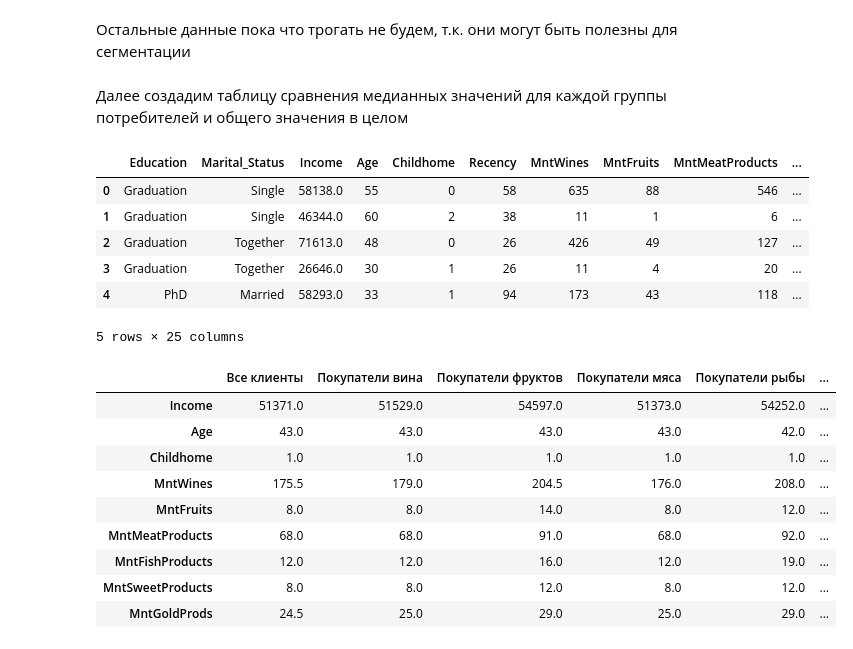
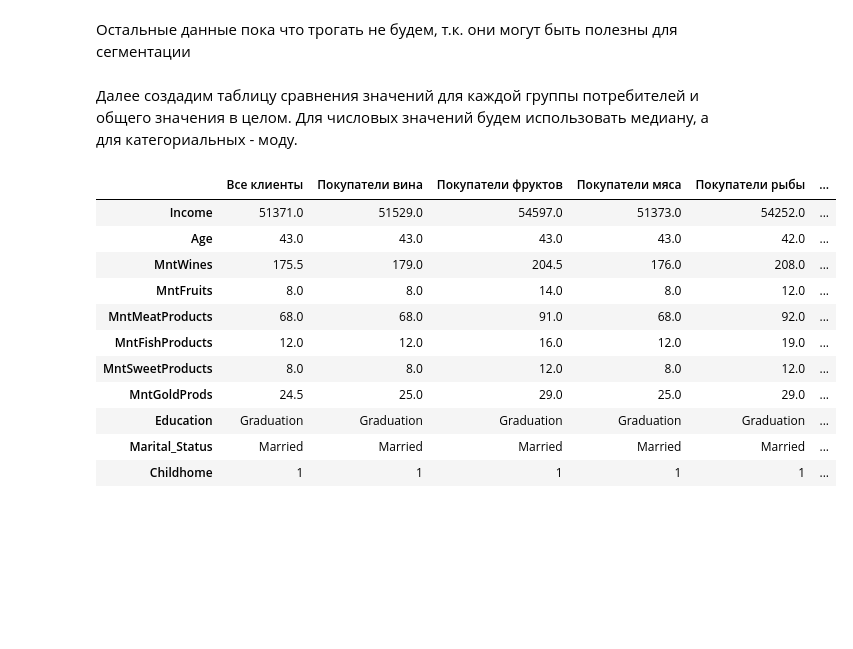
Before and after one commit to dissectingDreams/customer_personality_analysis, a Jupyter notebook: main.ipynb, the cells around one changed output. Saved outputs shown, nothing was run; the diff lists cells and outputs as text; code cells hidden in the pictures; blank space fills up the shorter version.

```diff
--- a/main.ipynb
+++ b/main.ipynb
@@ -136,63 +136,73 @@ data = data[data['Age'] <= 100]
 # %% [markdown]
 Остальные данные пока что трогать не будем, т.к. они могут быть полезны для сегментации
 # %% [markdown]
-Далее создадим таблицу сравнения медианных значений для каждой группы потребителей и общего значения в целом
+Далее создадим таблицу сравнения значений для каждой группы потребителей и общего значения в целом. Для числовых значений будем использовать медиану, а для категориальных - моду.
-# %%
-data.head()
-# %% [output]
-|  | Education | Marital_Status | Income | Age | Childhome | Recency | MntWines | MntFruits | MntMeatProducts | ... |
-| 0 | Graduation | Single | 58138.0 | 55 | 0 | 58 | 635 | 88 | 546 | ... |
-| 1 | Graduation | Single | 46344.0 | 60 | 2 | 38 | 11 | 1 | 6 | ... |
-| 2 | Graduation | Together | 71613.0 | 48 | 0 | 26 | 426 | 49 | 127 | ... |
-| 3 | Graduation | Together | 26646.0 | 30 | 1 | 26 | 11 | 4 | 20 | ... |
-| 4 | PhD | Married | 58293.0 | 33 | 1 | 94 | 173 | 43 | 118 | ... |
-5 rows × 25 columns
 # %%
-#Список продуктов
+# Создаём колонки-маркеры
+data['wine_buyer'] = data['MntWines'] > 0
+data['fruits_buyer'] = data['MntFruits'] > 0
+data['meat_buyer'] = data['MntMeatProducts'] > 0
+data['fish_buyer'] = data['MntFishProducts'] > 0
+data['sweet_buyer'] = data['MntSweetProducts'] > 0
+data['gold_buyer'] = data['MntGoldProds'] > 0
+
+numeric_features = ['Income', 'Age', 'MntWines', 'MntFruits', 'MntMeatProducts',
+                     'MntFishProducts', 'MntSweetProducts', 'MntGoldProds']
+
+categorical_features = ['Education', 'Marital_Status', 'Childhome']
+
+#функция для создания таблицы
+def summary_by_group(data, group_col, numeric_features, categorical_features):
+    result = {}
+
+    # Для числовых — медиана
+    for col in numeric_features:
+        result[col] = data.groupby(group_col)[col].median()
+
+    # Для категориальных — мода
+    for col in categorical_features:
+        result[col] = data.groupby(group_col)[col].agg(lambda x: x.mode()[0] if not x.mode().empty else None)
+
+    return pd.DataFrame(result).T
+
 products = {
     'wine_buyer': 'Покупатели вина',
     'fruits_buyer': 'Покупатели фруктов',
     'meat_buyer': 'Покупатели мяса',
     'fish_buyer': 'Покупатели рыбы',
     'sweet_buyer': 'Покупатели сладостей',
     'gold_buyer': 'Покупатели золота'
 }
 
-# Признаки для сравнения
-features = ['Income', 'Age', 'Childhome', 'MntWines', 'MntFruits', 'MntMeatProducts', 'MntFishProducts', 'MntSweetProducts', 'MntGoldProds']
-
-# Создаём пустой словарь для результатов
-result = {}
+all_results = {}
 
 for col, label in products.items():
-    # Группируем по текущему маркеру (True/False)
-    median_values = data.groupby(col)[features].median().T
-    # Переименовываем колонки: False -> 'Не покупают', True -> 'Покупают'
-    median_values.columns = ['Не покупают', 'Покупают']
-    # Сохраняем в словарь
-    result[label] = median_values['Покупают']
+    summary = summary_by_group(data, col, numeric_features, categorical_features)
+    all_results[label] = summary[True]
 
-# Создаём итоговую таблицу
-comparison_table = pd.DataFrame(result)
-comparison_table.index = features
+#сборка таблицы
+all_clients_median = data[numeric_features].median()
+all_clients_mode = data[categorical_features].agg(lambda x: x.mode()[0] if not x.mode().empty else None)
+all_clients = pd.concat([all_clients_median, all_clients_mode])
 
-# Добавляем столбец 'Все клиенты'
-all_clients = data[features].median()
-comparison_table['Все клиенты'] = all_clients
+final_table = pd.DataFrame(all_results)
 
-# Переставляем колонки так, чтобы 'Все клиенты' была первой
-cols = ['Все клиенты'] + [col for col in comparison_table.columns if col != 'Все клиенты']
-comparison_table = comparison_table[cols]
+#добавляем колонку по всем клиентам и переставляем её в начало
+final_table['Все клиенты'] = all_clients
+cols = ['Все клиенты'] + [col for col in final_table.columns if col != 'Все клиенты']
+final_table = final_table[cols]
 
-comparison_table
+final_table
 # %% [output]
 |  | Все клиенты | Покупатели вина | Покупатели фруктов | Покупатели мяса | Покупатели рыбы | ... |
 | Income | 51371.0 | 51529.0 | 54597.0 | 51373.0 | 54252.0 | ... |
 | Age | 43.0 | 43.0 | 43.0 | 43.0 | 42.0 | ... |
-| Childhome | 1.0 | 1.0 | 1.0 | 1.0 | 1.0 | ... |
 | MntWines | 175.5 | 179.0 | 204.5 | 176.0 | 208.0 | ... |
 | MntFruits | 8.0 | 8.0 | 14.0 | 8.0 | 12.0 | ... |
 | MntMeatProducts | 68.0 | 68.0 | 91.0 | 68.0 | 92.0 | ... |
 | MntFishProducts | 12.0 | 12.0 | 16.0 | 12.0 | 19.0 | ... |
 | MntSweetProducts | 8.0 | 8.0 | 12.0 | 8.0 | 12.0 | ... |
 | MntGoldProds | 24.5 | 25.0 | 29.0 | 25.0 | 29.0 | ... |
+| Education | Graduation | Graduation | Graduation | Graduation | Graduation | ... |
+| Marital_Status | Married | Married | Married | Married | Married | ... |
+| Childhome | 1 | 1 | 1 | 1 | 1 | ... |
```
Also changed, not shown: parts of 6 cells of this notebook.
